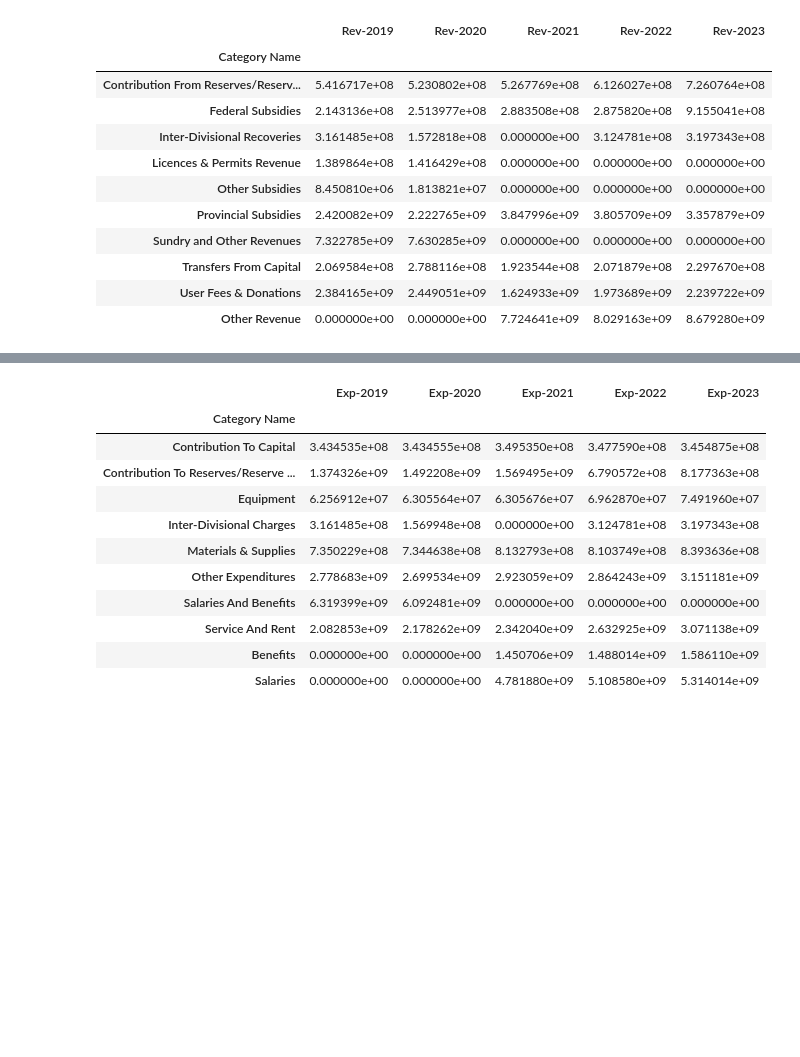
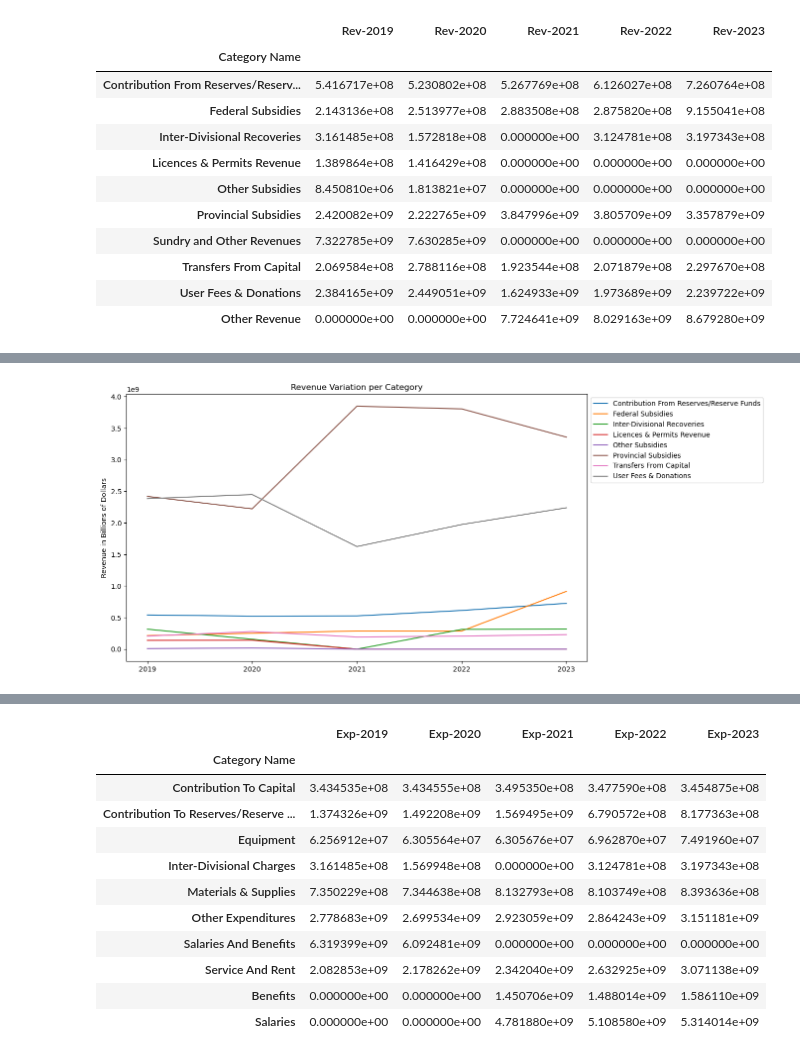
Before and after one commit to aayushgambhir2023/DA-Project-1, a Jupyter notebook: City of Toronto Budget Analysis - Trends.ipynb, the cells around one changed output, grey strips where cells are left out. Saved outputs shown, nothing was run; the diff lists cells and outputs as text; code cells hidden in the pictures; blank space fills up the shorter version.

```diff
--- a/City of Toronto Budget Analysis - Trends.ipynb
+++ b/City of Toronto Budget Analysis - Trends.ipynb
@@ -153,0 +177,15 @@ my analysis here
+# %%
+x_axis = ["2019", "2020", "2021", "2022", "2023" ]
+y_axis_1 = rev_category_timeline_lg_2.iloc[1]
+
+fig, ax = plt.subplots(figsize=(12, 7))
+
+for i, (index, row) in enumerate(rev_category_timeline_lg_2.iterrows()):
+        plt.plot(x_axis, rev_category_timeline_lg_2.iloc[i], label=index)
+
+plt.ylabel("Revenue in Billions of Dollars")
+plt.legend(loc='upper left', bbox_to_anchor=(1, 1))
+plt.title("Revenue Variation per Category")
+plt.show()
+# %% [output]
+[figure, added]
```
Also changed, not shown: parts of 22 cells of this notebook, 1 other file.
